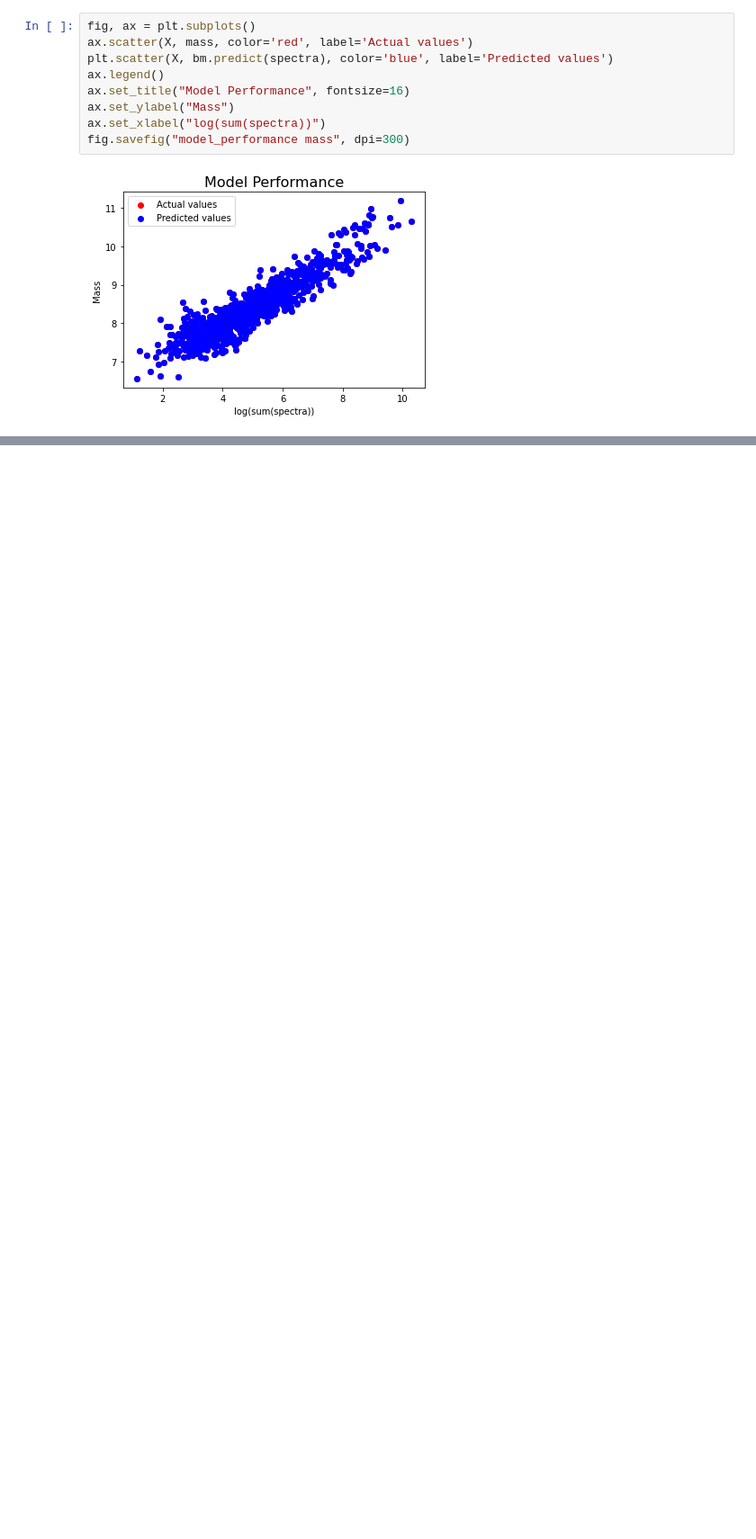
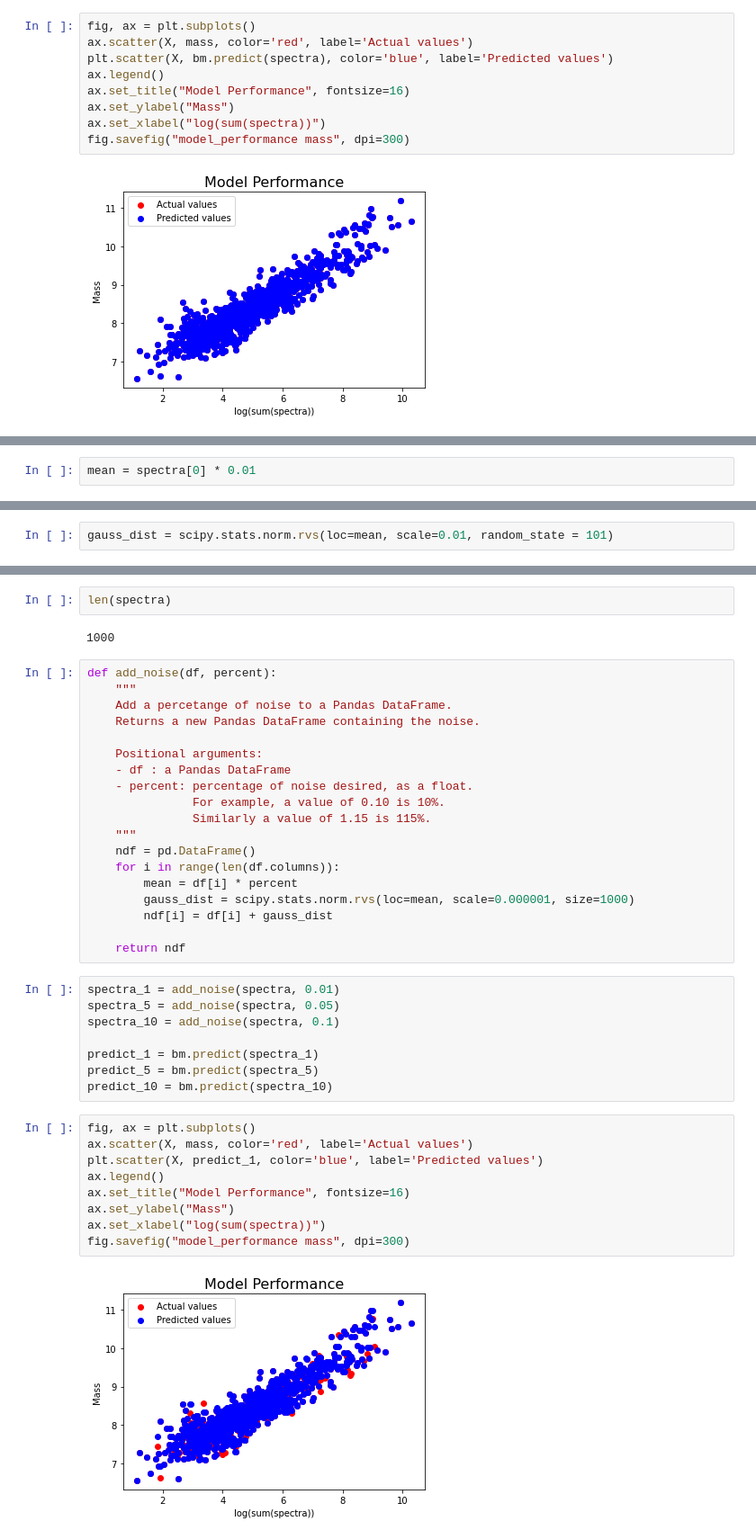
Before and after one commit to nathanaelg16/PHYS3600ID_Final_Project, a Jupyter notebook: Gutierrez_Mass_Prediction_Scratch.ipynb, the cells around one changed output, grey strips where cells are left out. Shown at 90% size. Saved outputs shown, nothing was run; the diff lists cells and outputs as text; blank space fills up the shorter version.

```diff
--- a/Gutierrez_Mass_Prediction_Scratch.ipynb
+++ b/Gutierrez_Mass_Prediction_Scratch.ipynb
@@ -174,0 +191,2 @@ fig.savefig("model_performance mass", dpi=300)
+# %%
+mean = spectra[0] * 0.01
@@ -174,0 +221,2 @@ fig.savefig("model_performance mass", dpi=300)
+# %%
+gauss_dist = scipy.stats.norm.rvs(loc=mean, scale=0.01, random_state = 101)
@@ -174,0 +273,42 @@ fig.savefig("model_performance mass", dpi=300)
+# %%
+len(spectra)
+# %% [output]
+1000
+# %%
+def add_noise(df, percent):
+    """
+    Add a percetange of noise to a Pandas DataFrame.
+    Returns a new Pandas DataFrame containing the noise.
+
+    Positional arguments:
+    - df : a Pandas DataFrame
+    - percent: percentage of noise desired, as a float.
+               For example, a value of 0.10 is 10%.
+               Similarly a value of 1.15 is 115%.
+    """
+    ndf = pd.DataFrame()
+    for i in range(len(df.columns)):
+        mean = df[i] * percent
+        gauss_dist = scipy.stats.norm.rvs(loc=mean, scale=0.000001, size=1000)
+        ndf[i] = df[i] + gauss_dist
+
+    return ndf
+# %%
+spectra_1 = add_noise(spectra, 0.01)
+spectra_5 = add_noise(spectra, 0.05)
+spectra_10 = add_noise(spectra, 0.1)
+
+predict_1 = bm.predict(spectra_1)
+predict_5 = bm.predict(spectra_5)
+predict_10 = bm.predict(spectra_10)
+# %%
+fig, ax = plt.subplots()
+ax.scatter(X, mass, color='red', label='Actual values')
+plt.scatter(X, predict_1, color='blue', label='Predicted values')
+ax.legend()
+ax.set_title("Model Performance", fontsize=16)
+ax.set_ylabel("Mass")
+ax.set_xlabel("log(sum(spectra))")
+fig.savefig("model_performance mass", dpi=300)
+# %% [output]
+[figure, added]
```
Also changed, not shown: parts of 12 cells of this notebook, 3 other files.
